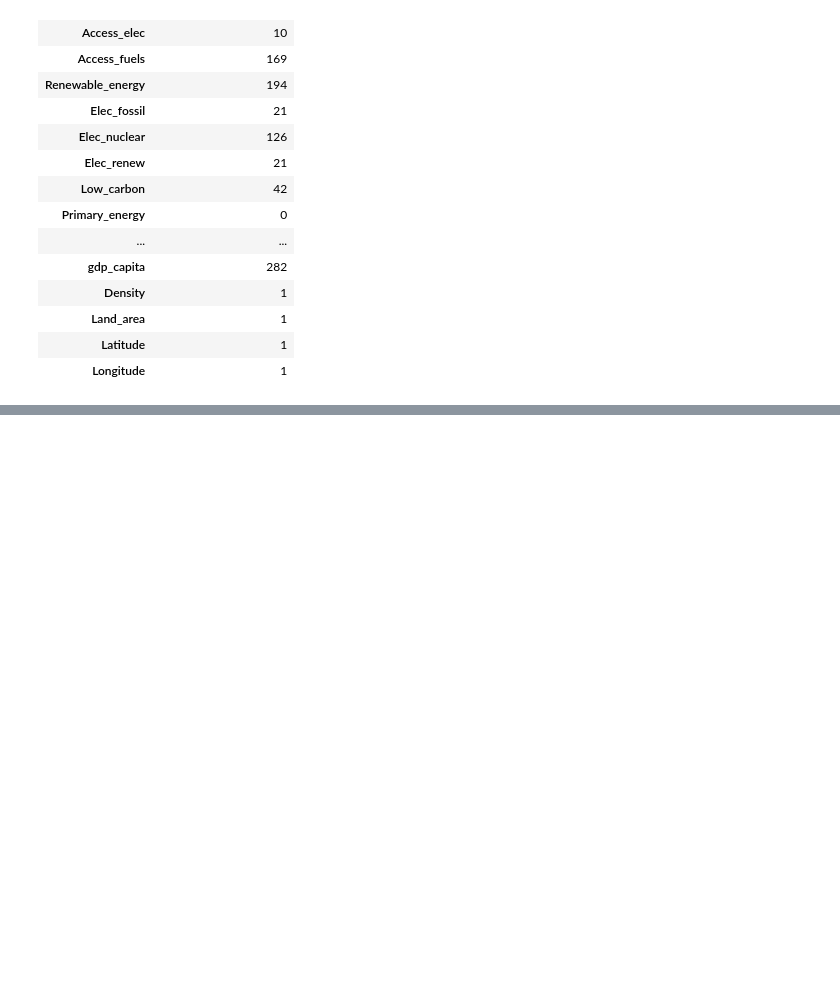
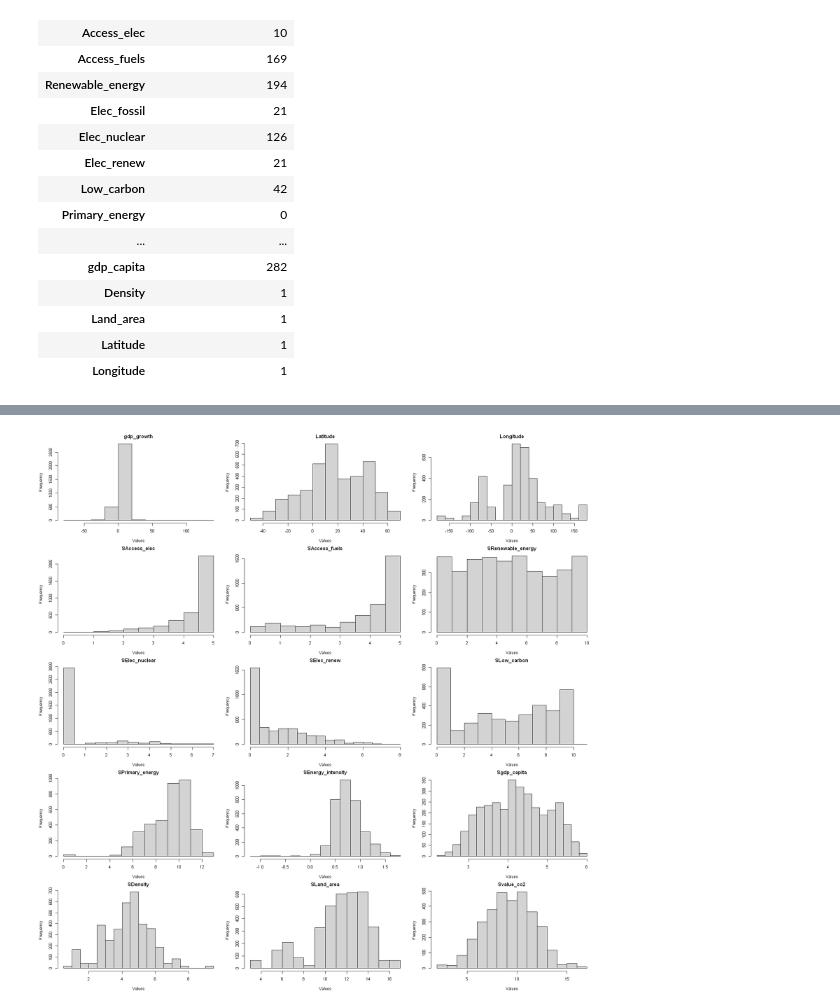
Before and after one commit to Mathilde-Mrs/Projet_machine_learning, a Jupyter notebook: notebookR_modif.ipynb, the cells around one changed output, grey strips where cells are left out. Drawn from its saved outputs; the diff is of its cells as text; code cells hidden in the pictures; blank space fills up the shorter version.

```diff
--- a/notebookR_modif.ipynb
+++ b/notebookR_modif.ipynb
@@ -1032,0 +1390,14 @@ A data.frame: 3649 × 15
+# %%
+energynaQuant[, "SAccess_elec"] = log(energynaQuant[, "Access_elec"])
+energynaQuant[, "SAccess_fuels"] = log(1+energynaQuant[, "Access_fuels"])
+energynaQuant[, "SRenewable_energy"] = sqrt(energynaQuant[, "Renewable_energy"])
+energynaQuant[, "SElec_nuclear"] = log(1+energynaQuant[, "Elec_nuclear"])
+energynaQuant[, "SElec_renew"] = log(1+energynaQuant[, "Elec_renew"])
+energynaQuant[, "SLow_carbon"] = sqrt(energynaQuant[, "Low_carbon"])
+energynaQuant[, "SPrimary_energy"] = log(1+energynaQuant[, "Primary_energy"])
+energynaQuant[, "SEnergy_intensity"] = log(sqrt(energynaQuant[, "Energy_intensity"]))
+energynaQuant[, "Sgdp_capita"] = log(sqrt(energynaQuant[, "gdp_capita"]))
+energynaQuant[, "SDensity"] = log(energynaQuant[, "Density"])
+energynaQuant[, "SLand_area"] = log(energynaQuant[, "Land_area"])
+energynaQuant[, "Svalue_co2"] = log(energynaQuant[, "Value_co2"])
+energynaQuant = energynaQuant[-c(1:9,11:13)]
@@ -1032,0 +1416,10 @@ A data.frame: 3649 × 15
+# %%
+options(repr.plot.width = 15, repr.plot.height = 15)
+par(mfrow = c(5,3) , mar = c(4,4,2,1))
+
+for (i in 1:length(names(energynaQuant))) {
+    dfi = energynaQuant[,c(i)]
+    hist(dfi, main=names(energynaQuant)[i],xlab='Values')
+}
+# %% [output]
+[figure, added]
```
Also changed, not shown: parts of 81 cells of this notebook.
